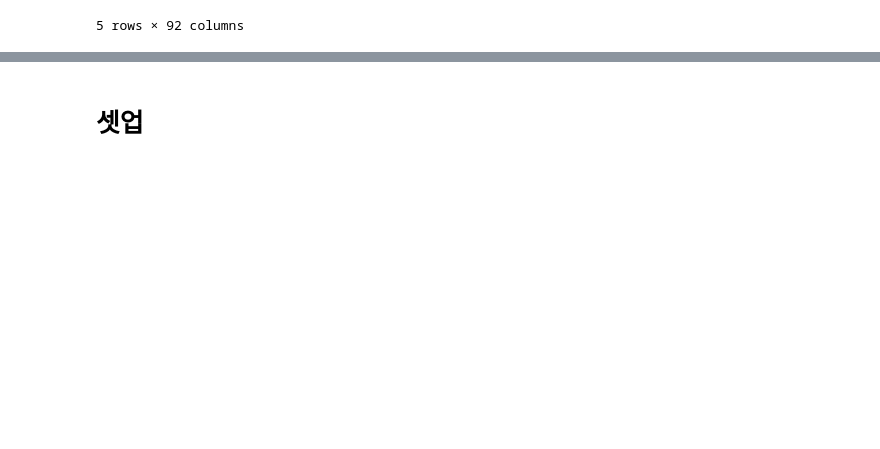
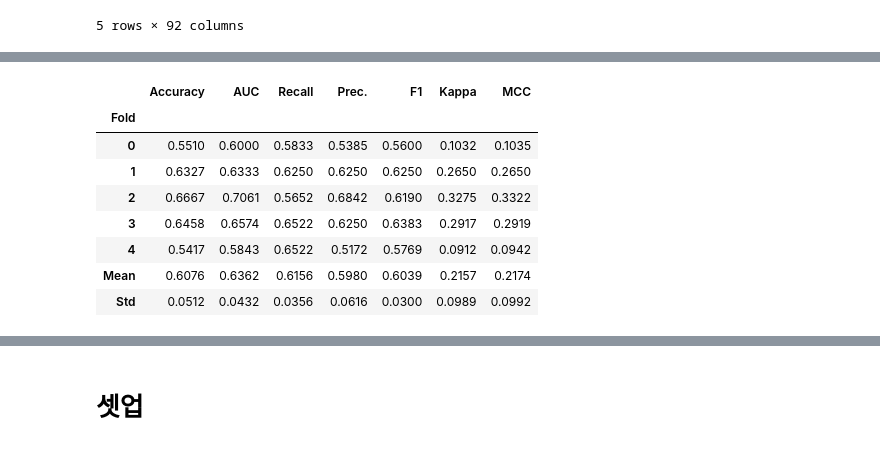
Before and after one commit to sshee0123/Volleyball_Match_Prediction, a Jupyter notebook: 배구경기예측_autoML.ipynb, the cells around one changed output, grey strips where cells are left out. Drawn from its saved outputs; the diff is of its cells as text; code cells hidden in the pictures; blank space fills up the shorter version.

```diff
--- a/배구경기예측_autoML.ipynb
+++ b/배구경기예측_autoML.ipynb
@@ -58,0 +117,12 @@ from pycaret.classification import *
+# %%
+tuned_lgbm = tune_model(lgbm, fold=5, optimize='Accuracy')
+# %% [output]
+|  | Accuracy | AUC | Recall | Prec. | F1 | Kappa | MCC |
+| Fold |  |  |  |  |  |  |  |
+| 0 | 0.5510 | 0.6000 | 0.5833 | 0.5385 | 0.5600 | 0.1032 | 0.1035 |
+| 1 | 0.6327 | 0.6333 | 0.6250 | 0.6250 | 0.6250 | 0.2650 | 0.2650 |
+| 2 | 0.6667 | 0.7061 | 0.5652 | 0.6842 | 0.6190 | 0.3275 | 0.3322 |
+| 3 | 0.6458 | 0.6574 | 0.6522 | 0.6250 | 0.6383 | 0.2917 | 0.2919 |
+| 4 | 0.5417 | 0.5843 | 0.6522 | 0.5172 | 0.5769 | 0.0912 | 0.0942 |
+| Mean | 0.6076 | 0.6362 | 0.6156 | 0.5980 | 0.6039 | 0.2157 | 0.2174 |
+| Std | 0.0512 | 0.0432 | 0.0356 | 0.0616 | 0.0300 | 0.0989 | 0.0992 |
```
Also changed, not shown: parts of 18 cells of this notebook.
